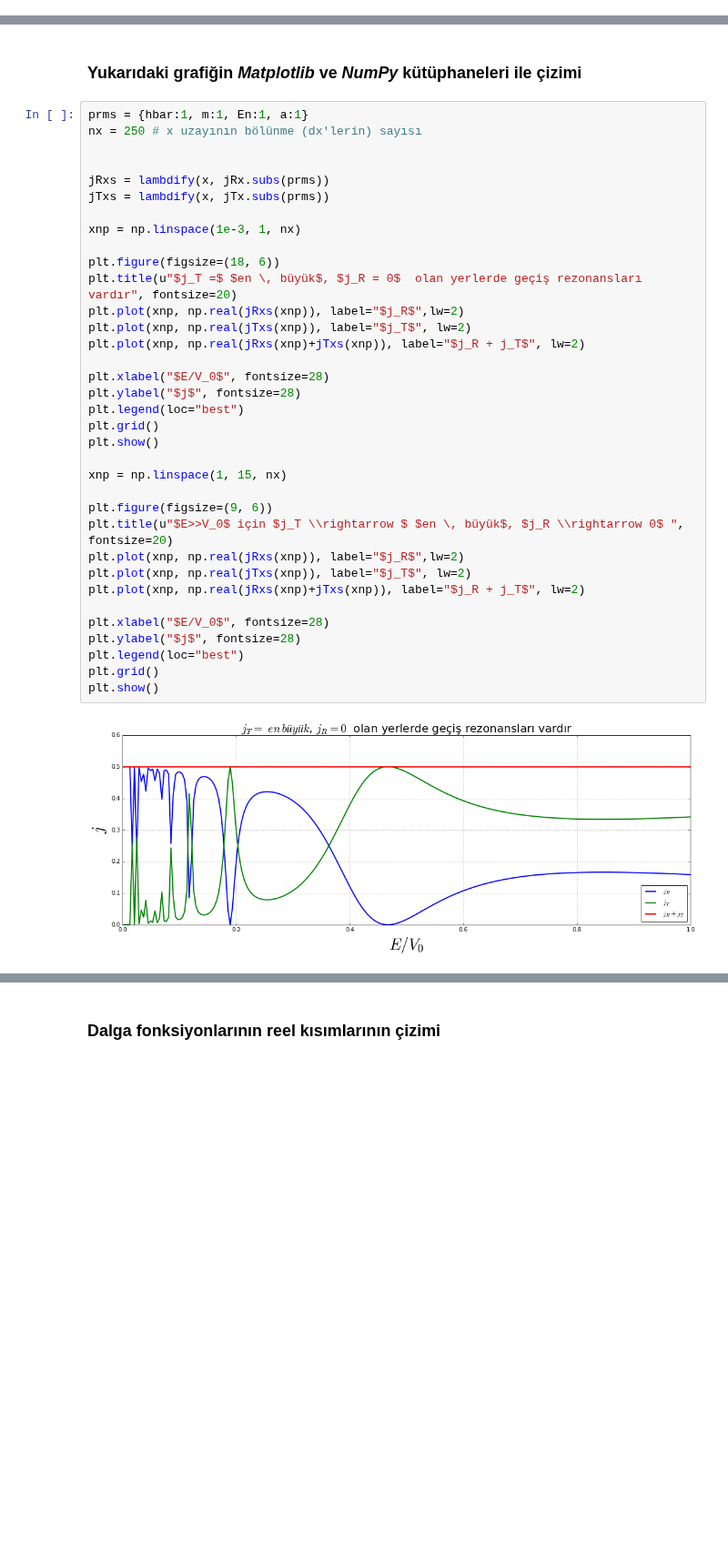
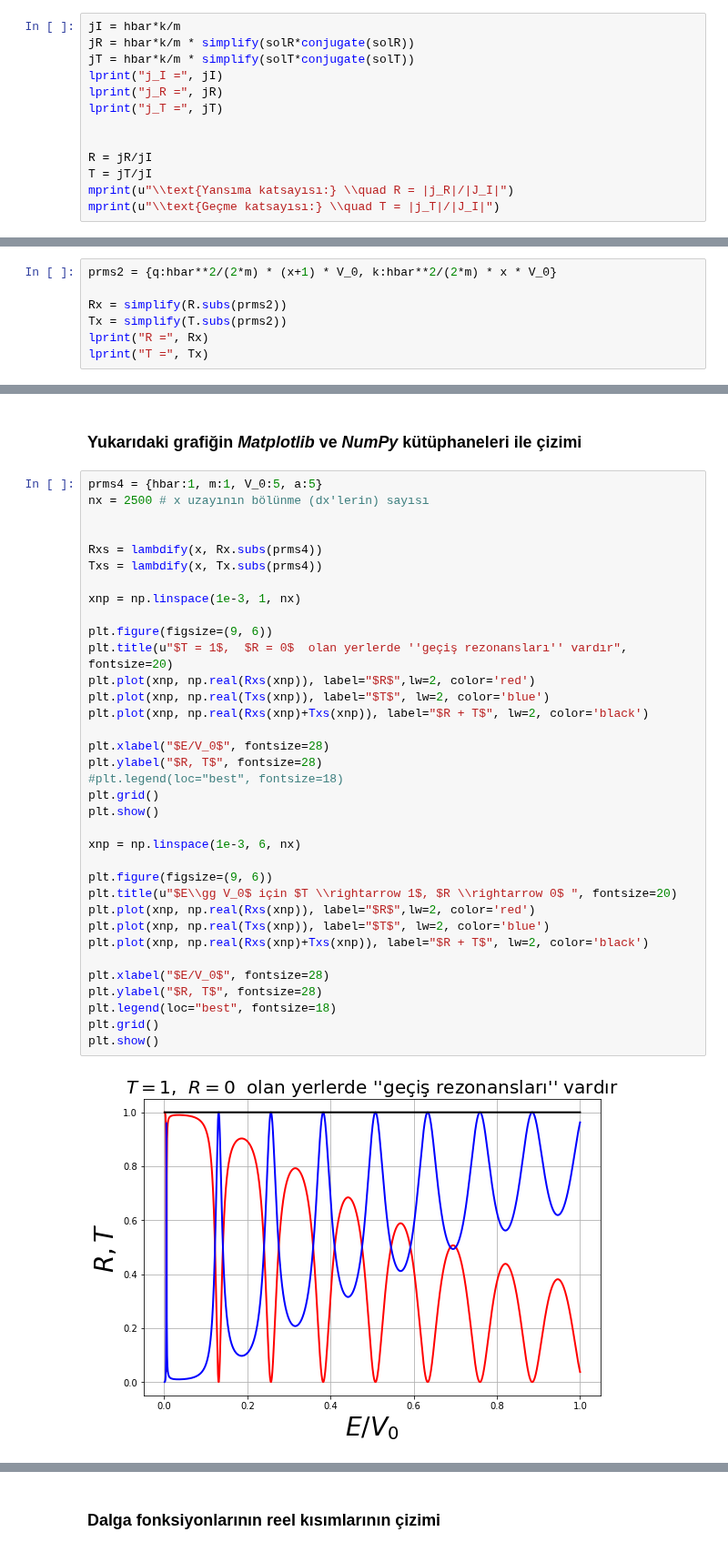
Before and after one commit to mkarakoc/Kuantum_Fizigi, a Jupyter notebook: programlar/SonluKuyuPotansiyeli.ipynb, the cells around one changed output, grey strips where cells are left out. Shown at 91% size. Drawn from its saved outputs; the diff is of its cells as text; blank space fills up the shorter version.

```diff
--- a/programlar/SonluKuyuPotansiyeli.ipynb
+++ b/programlar/SonluKuyuPotansiyeli.ipynb
@@ -220,0 +223,13 @@ $$T = \frac{4 k q e^{i a \left(- 2 k + 2 q\right)}}{- k^{2} e^{4 i a q} + k^{2}
+# %%
+jI = hbar*k/m
+jR = hbar*k/m * simplify(solR*conjugate(solR))
+jT = hbar*k/m * simplify(solT*conjugate(solT))
+lprint("j_I =", jI)
+lprint("j_R =", jR)
+lprint("j_T =", jT)
+
+
+R = jR/jI
+T = jT/jI
+mprint(u"\\text{Yansıma katsayısı:} \\quad R = |j_R|/|J_I|")
+mprint(u"\\text{Geçme katsayısı:} \\quad T = |j_T|/|J_I|")
@@ -252,0 +256,7 @@ $$j_T =\frac{8 En \hbar^{3} x^{2} \left(x + 1\right)^{2} e^{\frac{2 i En a}{m x}
+# %%
+prms2 = {q:hbar**2/(2*m) * (x+1) * V_0, k:hbar**2/(2*m) * x * V_0}
+
+Rx = simplify(R.subs(prms2))
+Tx = simplify(T.subs(prms2))
+lprint("R =", Rx)
+lprint("T =", Tx)
@@ -269,39 +282,39 @@ p.show()
 # %% [markdown]
 ### Yukarıdaki grafiğin *Matplotlib* ve *NumPy* kütüphaneleri ile çizimi
 # %%
-prms = {hbar:1, m:1, En:1, a:1}
-nx = 250 # x uzayının bölünme (dx'lerin) sayısı
+prms4 = {hbar:1, m:1, V_0:5, a:5}
+nx = 2500 # x uzayının bölünme (dx'lerin) sayısı
 
 
-jRxs = lambdify(x, jRx.subs(prms))
-jTxs = lambdify(x, jTx.subs(prms))
+Rxs = lambdify(x, Rx.subs(prms4))
+Txs = lambdify(x, Tx.subs(prms4))
 
 xnp = np.linspace(1e-3, 1, nx)
 
-plt.figure(figsize=(18, 6))
-plt.title(u"$j_T =$ $en \, büyük$, $j_R = 0$  olan yerlerde geçiş rezonansları vardır", fontsize=20)
-plt.plot(xnp, np.real(jRxs(xnp)), label="$j_R$",lw=2)
-plt.plot(xnp, np.real(jTxs(xnp)), label="$j_T$", lw=2)
-plt.plot(xnp, np.real(jRxs(xnp)+jTxs(xnp)), label="$j_R + j_T$", lw=2)
+plt.figure(figsize=(9, 6))
+plt.title(u"$T = 1$,  $R = 0$  olan yerlerde ''geçiş rezonansları'' vardır", fontsize=20)
+plt.plot(xnp, np.real(Rxs(xnp)), label="$R$",lw=2, color='red')
+plt.plot(xnp, np.real(Txs(xnp)), label="$T$", lw=2, color='blue')
+plt.plot(xnp, np.real(Rxs(xnp)+Txs(xnp)), label="$R + T$", lw=2, color='black')
 
 plt.xlabel("$E/V_0$", fontsize=28)
-plt.ylabel("$j$", fontsize=28)
-plt.legend(loc="best")
+plt.ylabel("$R, T$", fontsize=28)
+#plt.legend(loc="best", fontsize=18)
 plt.grid()
 plt.show()
 
-xnp = np.linspace(1, 15, nx)
+xnp = np.linspace(1e-3, 6, nx)
 
 plt.figure(figsize=(9, 6))
-plt.title(u"$E>>V_0$ için $j_T \\rightarrow $ $en \, büyük$, $j_R \\rightarrow 0$ ", fontsize=20)
-plt.plot(xnp, np.real(jRxs(xnp)), label="$j_R$",lw=2)
-plt.plot(xnp, np.real(jTxs(xnp)), label="$j_T$", lw=2)
-plt.plot(xnp, np.real(jRxs(xnp)+jTxs(xnp)), label="$j_R + j_T$", lw=2)
+plt.title(u"$E\\gg V_0$ için $T \\rightarrow 1$, $R \\rightarrow 0$ ", fontsize=20)
+plt.plot(xnp, np.real(Rxs(xnp)), label="$R$",lw=2, color='red')
+plt.plot(xnp, np.real(Txs(xnp)), label="$T$", lw=2, color='blue')
+plt.plot(xnp, np.real(Rxs(xnp)+Txs(xnp)), label="$R + T$", lw=2, color='black')
 
 plt.xlabel("$E/V_0$", fontsize=28)
-plt.ylabel("$j$", fontsize=28)
-plt.legend(loc="best")
+plt.ylabel("$R, T$", fontsize=28)
+plt.legend(loc="best", fontsize=18)
 plt.grid()
 plt.show()
 # %% [output]
-[figure, old version]
+[figure, new version]
```
Also changed, not shown: parts of 33 cells of this notebook, 2 other files.
